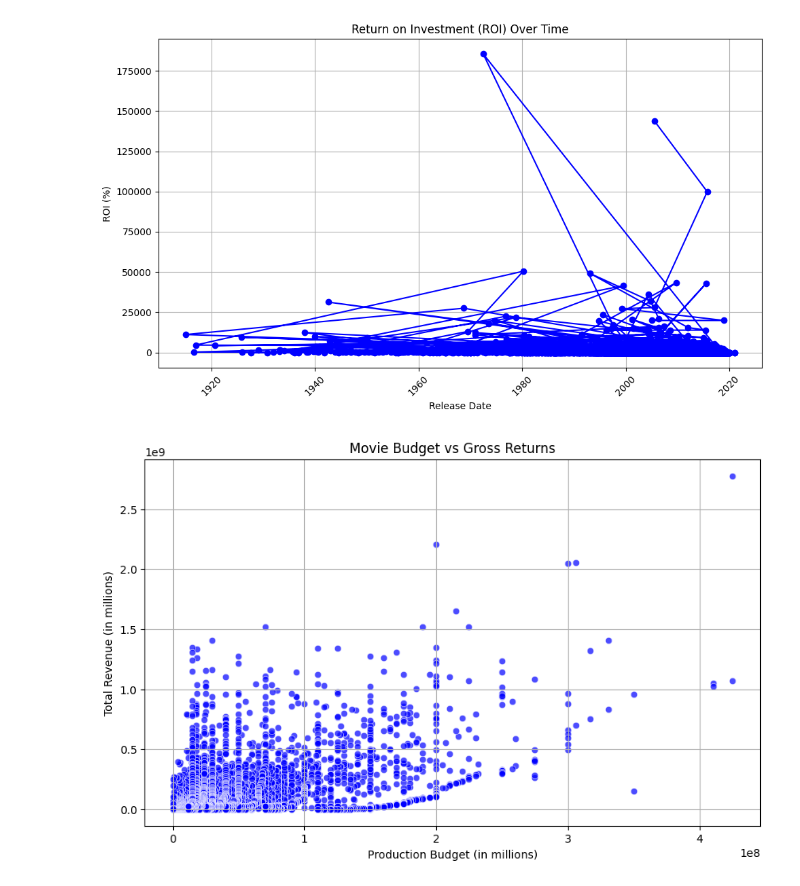
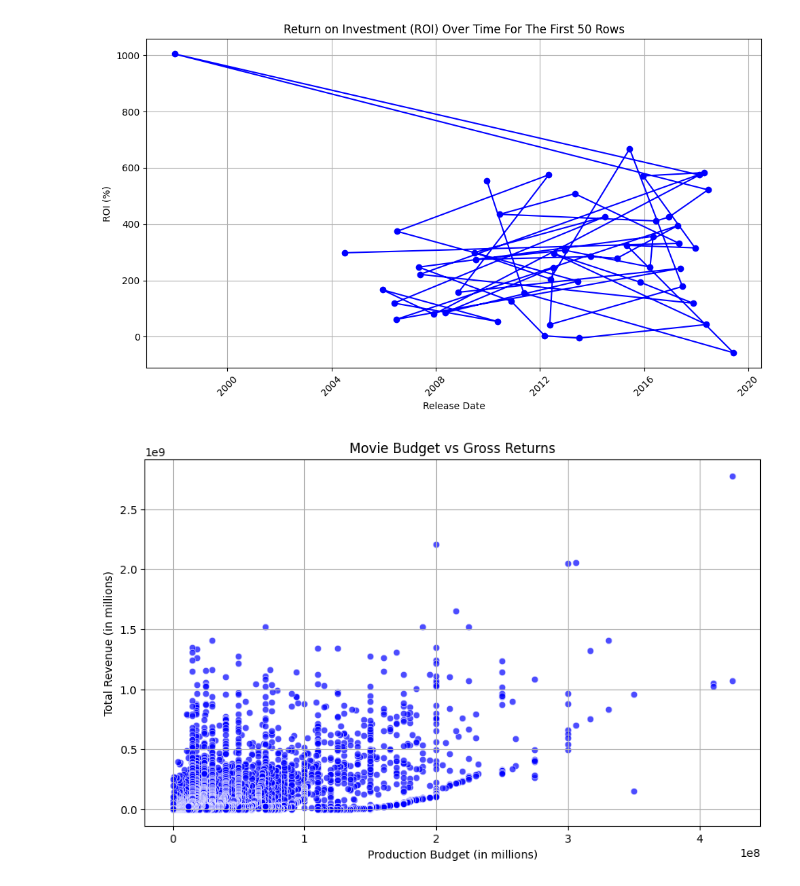
Before and after one commit to jameskoli/phase_one_project, a Jupyter notebook: index.ipynb, the cells around one changed output. Cells and saved outputs as stored; diff of their text form; code cells hidden in the pictures.

```diff
--- a/index.ipynb
+++ b/index.ipynb
@@ -394,20 +128,20 @@ print(plt.figure)
 # %%
 import matplotlib.pyplot as plt
 from matplotlib.pyplot import figure
 
-merged_revenue['release_date'] = pd.to_datetime(merged_revenue['release_date'], errors='coerce')
+merged_revenue['release_date']= pd.to_datetime(merged_revenue['release_date'], errors='coerce')
 
 plt.figure(figsize=(10, 6))
-plt.plot(merged_revenue['release_date'], merged_revenue['ROI'], marker='o', linestyle='-', color='b')
-plt.title('Return on Investment (ROI) Over Time')
+plt.plot(merged_revenue['release_date'].head(50), merged_revenue['ROI'].head(50), marker='o', linestyle='-', color='b')
+plt.title('Return on Investment (ROI) Over Time For The First 50 Rows')
 plt.xlabel('Release Date')
 plt.ylabel('ROI (%)')
 plt.grid(True)
 plt.xticks(rotation=45)
 plt.tight_layout()
 plt.show()
 # %% [output]
-[figure, old version]
+[figure, new version]
 # %%
 # trying to figure out the corelationship between movie budget and total revenue returns
 plt.figure(figsize=(10, 6))
```
Also changed, not shown: parts of 39 cells of this notebook.
